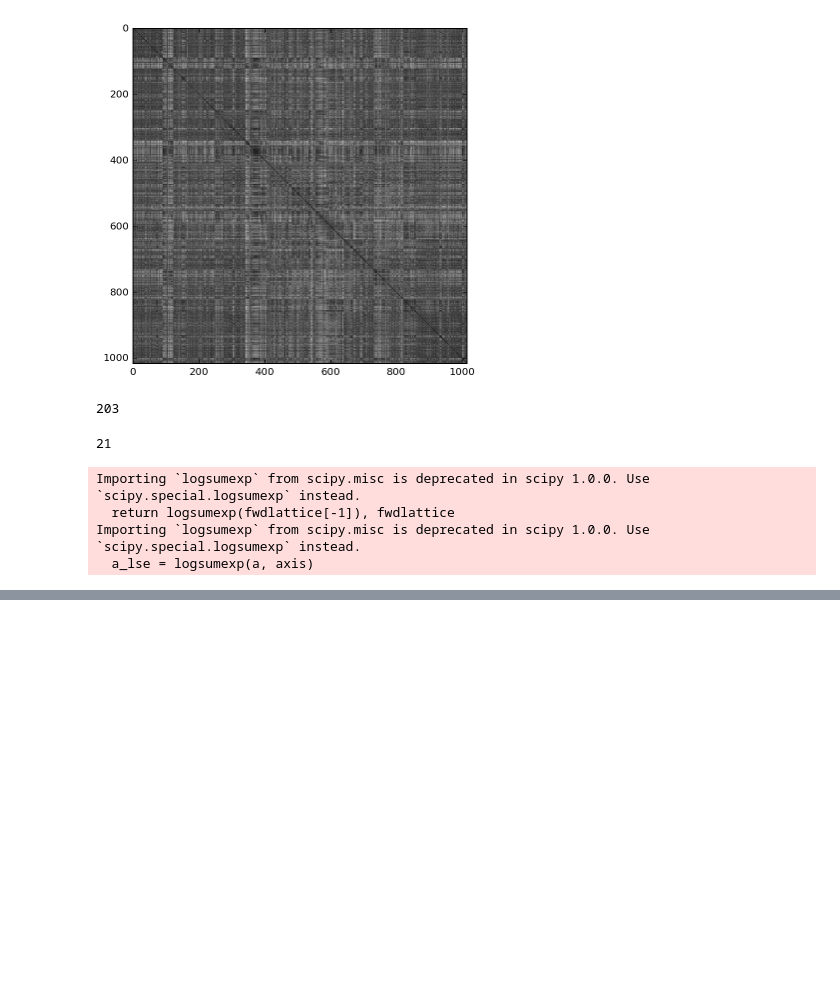
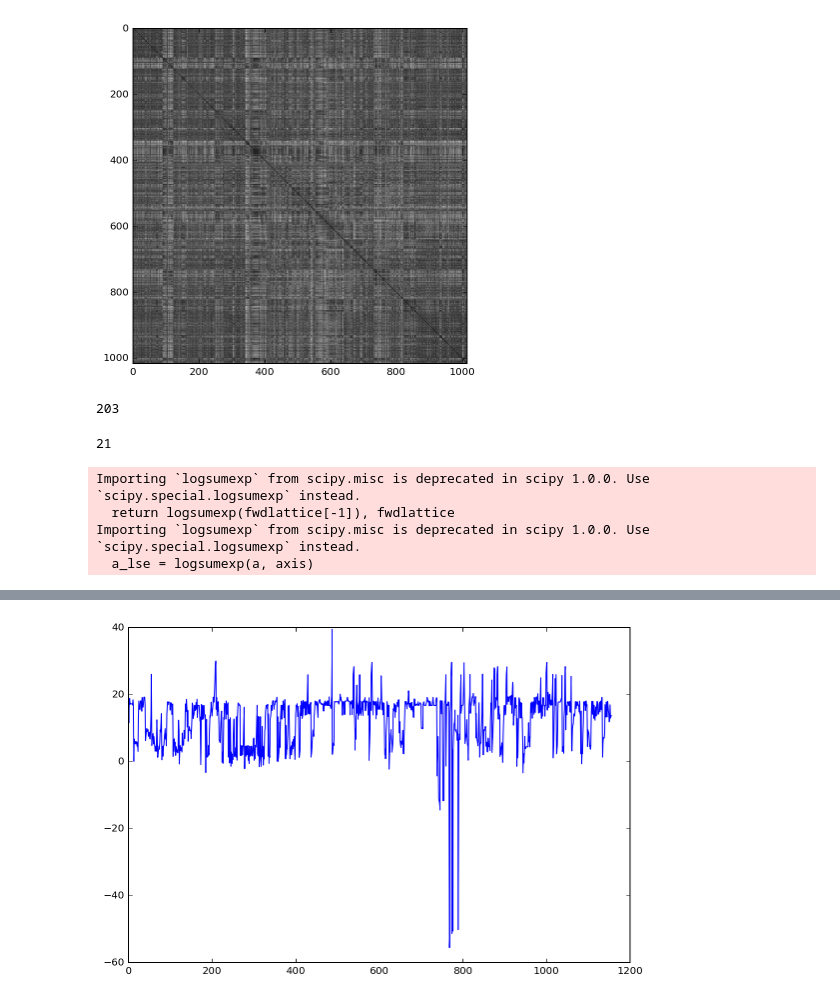
Before and after one commit to Sheph/anomaly, a Jupyter notebook: pch2_run.ipynb, the cells around one changed output, grey strips where cells are left out. Drawn from its saved outputs; the diff is of its cells as text; code cells hidden in the pictures; blank space fills up the shorter version.

```diff
--- a/pch2_run.ipynb
+++ b/pch2_run.ipynb
@@ -394,3 +400,17 @@ plt.show()
+# %%
+scrs2 = []
+
+prev = 0
+
+for i in range(len(TestPN)):
+    scrs2.append((scrs_raw[i] - prev) / (0 + 1))
+    prev = scrs_raw[i]
+
+plt.figure()
+plt.plot(scrs2[int(seg_len * 1.5 * 10):])
+plt.show()
+# %% [output]
+[figure, added]
 # %%
 import traceback
 
```
Also changed, not shown: parts of 2 cells of this notebook, 4 other files.
